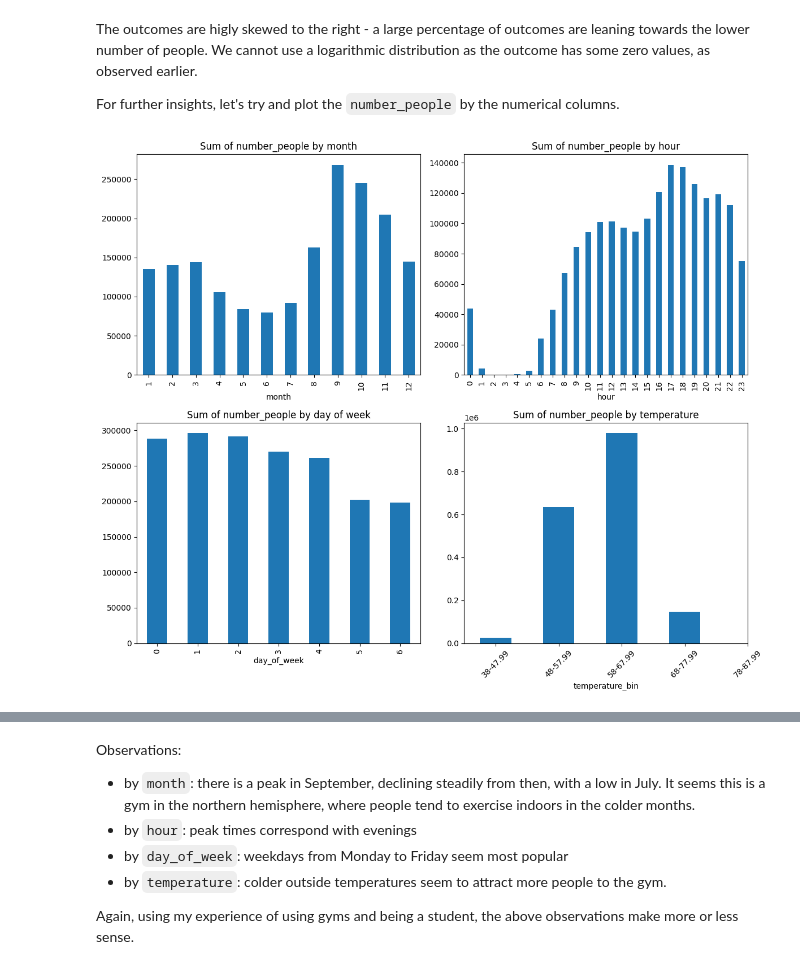
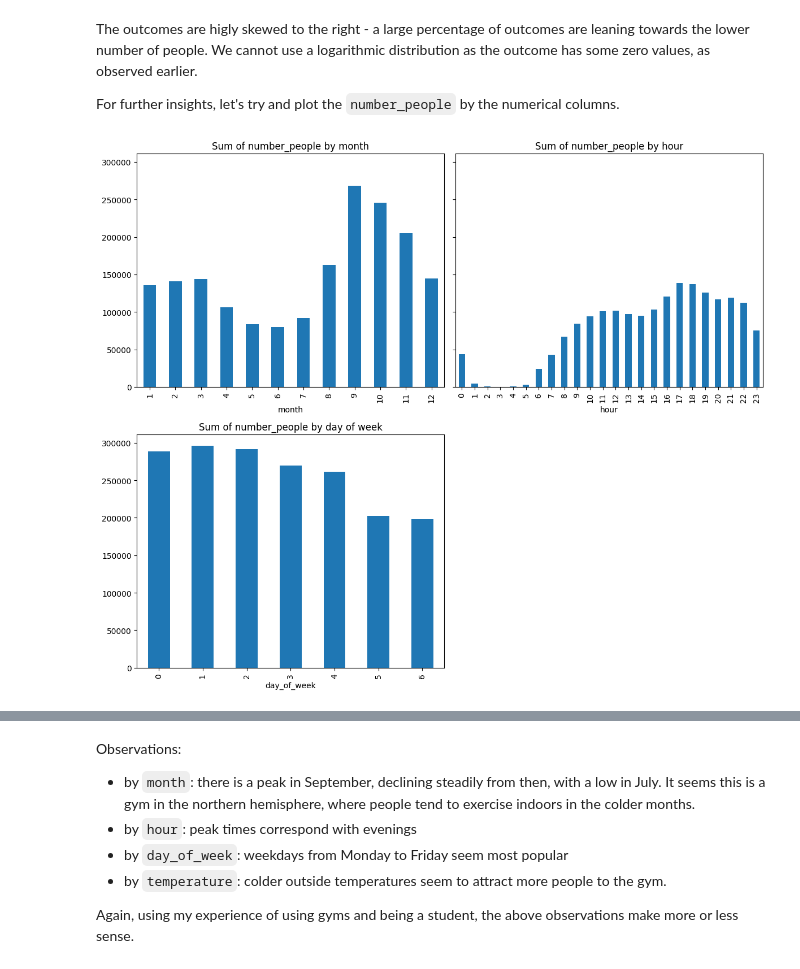
Before and after one commit to skillspark/learn-data-analysis, a Jupyter notebook: PredictGymCrowd.ipynb, the cells around one changed output, grey strips where cells are left out. Cells and saved outputs as stored; diff of their text form; code cells hidden in the pictures.

Commit message:
improved scale of plots

```diff
--- a/PredictGymCrowd.ipynb
+++ b/PredictGymCrowd.ipynb
@@ -290,30 +290,28 @@ The outcomes are higly skewed to the right - a large percentage of outcomes are
 For further insights, let's try and plot the `number_people` by the numerical columns.
 # %%
 # Setup the figure and subplots
-fig, axes = plt.subplots(2, 2, figsize=(12, 10))
+fig, axes = plt.subplots(2, 2, figsize=(12, 10), sharey=True)
 
 # Plot for month
 crowd_df_eda.groupby('month')['number_people'].sum().plot(kind='bar', ax=axes[0, 0])
 axes[0, 0].set_title('Sum of number_people by month')
+axes[0, 0].ticklabel_format(style='plain', axis='y')  # Ensure normal display for y-axis
 
 # Plot for hour
 crowd_df_eda.groupby('hour')['number_people'].sum().plot(kind='bar', ax=axes[0, 1])
 axes[0, 1].set_title('Sum of number_people by hour')
+axes[0, 1].ticklabel_format(style='plain', axis='y')  # Ensure normal display for y-axis
 
 # Plot for day_of_week
 crowd_df_eda.groupby('day_of_week')['number_people'].sum().plot(kind='bar', ax=axes[1, 0])
 axes[1, 0].set_title('Sum of number_people by day of week')
+axes[1, 0].ticklabel_format(style='plain', axis='y')  # Ensure normal display for y-axis
 
-# Plot for temperature
-temperature_bins = range(38, 88, 10)
-temperature_labels = [f"{temp}-{temp+9.99}" for temp in temperature_bins]
-crowd_df_eda['temperature_bin'] = pd.cut(crowd_df_eda['temperature'], bins=temperature_bins)
-temperature_plot = crowd_df_eda.groupby('temperature_bin')['number_people'].sum().plot(kind='bar', ax=axes[1, 1])
-temperature_plot.set_title('Sum of number_people by temperature')
-temperature_plot.set_xticks(range(len(temperature_labels)))
-temperature_plot.set_xticklabels(temperature_labels, rotation=45)
+# Remove the fourth subplot as it is empty
+fig.delaxes(axes[1, 1])
 
+# Show the plots
 plt.tight_layout()
 plt.show()
 # %% [output]
-[figure, old version]
+[figure, new version]
```
Also changed, not shown: parts of 1 cell of this notebook.
